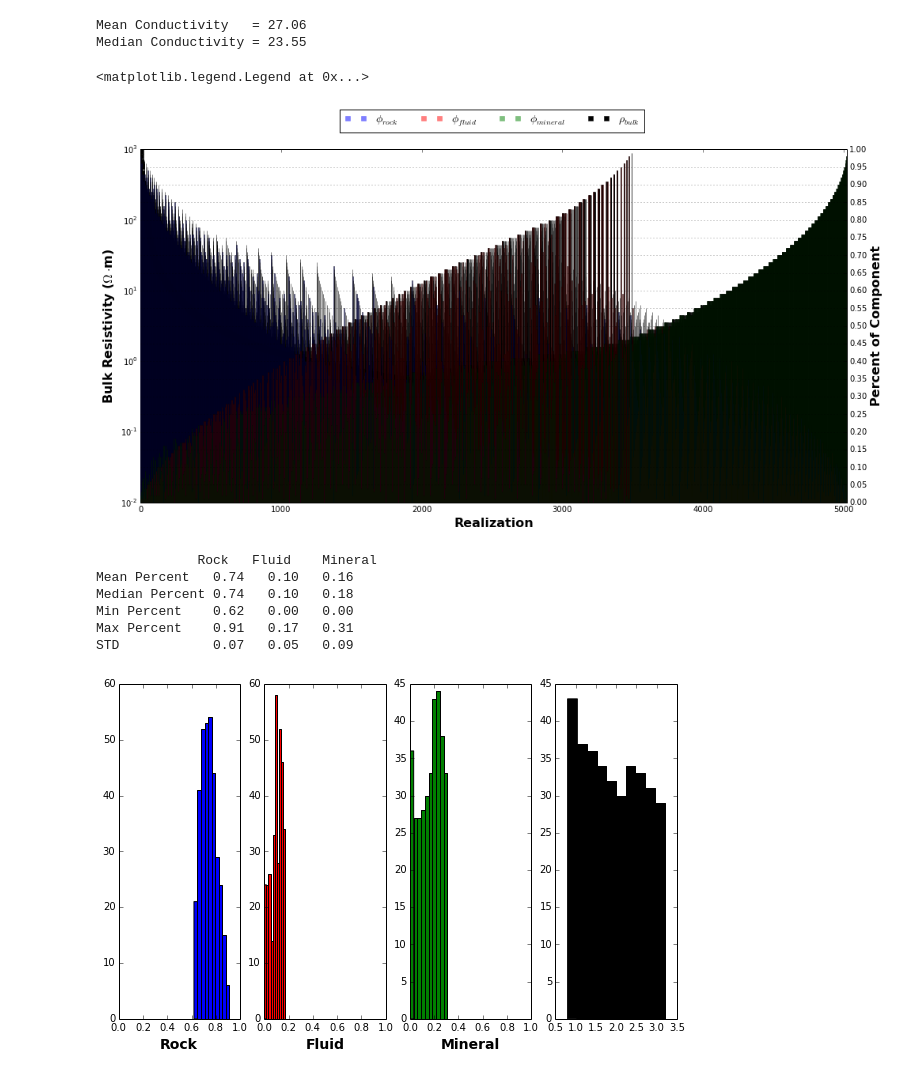
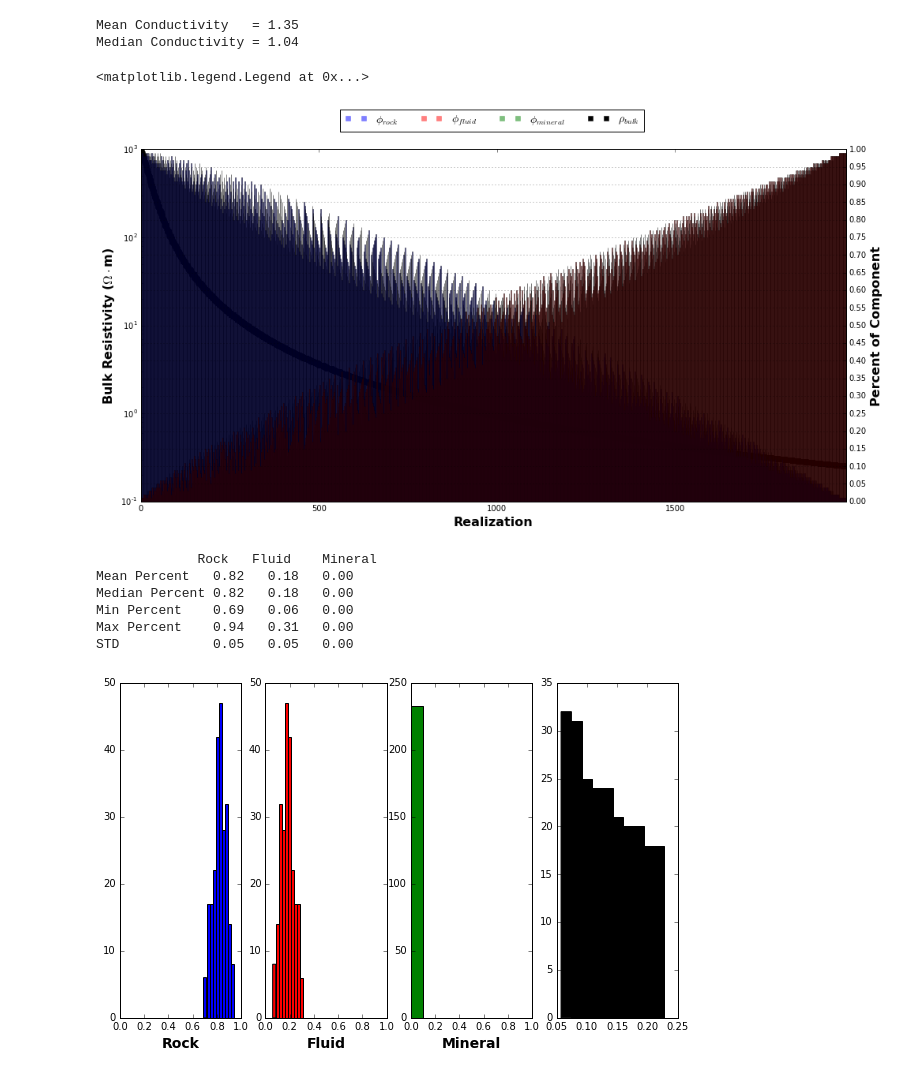
Before and after one commit to kujaku11/sandbox_scripts, a Jupyter notebook: Modified_archies.ipynb, the cells around one changed output. Cells and saved outputs as stored; diff of their text form; code cells hidden in the pictures.

```diff
--- a/Modified_archies.ipynb
+++ b/Modified_archies.ipynb
@@ -12,18 +12,20 @@ def modified_archies(v_list):
     ma = np.sum([v[0]*v[1]**v[2] for v in v_list])
     return ma
 # %%
-sigma_r = .001
-sigma_f = 1./.01
-sigma_m = 100
+sigma_r = 1./1000.
+sigma_f = 4.
+sigma_m = 0
 
 m_r = .05
 m_f = 2.
-m_m= 3.
+m_m= 1
 # %%
 mc_arr = []
+phi_m = 0.0
 for phi_r in np.arange(0, 1, .01):
     for phi_f in np.arange(0, 1, .01):
-        for phi_m in np.arange(0, 1, .01):
+        for m_f in np.arange(1.5, 2.5, .05):
+
             if phi_r+phi_f+phi_m != 1.0:
                 continue
             else:
@@ -39,8 +41,8 @@ mc_arr.sort(order='sigma')
 print 'Mean Conductivity   = {0:.2f}'.format(mc_arr['sigma'].mean())
 print 'Median Conductivity = {0:.2f}'.format(np.median(mc_arr['sigma']))
 # %% [output]
-Mean Conductivity   = 27.06
-Median Conductivity = 23.55
+Mean Conductivity   = 1.35
+Median Conductivity = 1.04
 # %%
 fig = plt.figure(4, [16,8],dpi=300)
 ax = fig.add_subplot(1,1,1)
@@ -71,9 +73,9 @@ fig.legend([l1, l2, l3, l4], [r'$\phi_{rock}$', r'$\phi_{fluid}$', r'$\phi_{mine
           loc='upper center', ncol=4, prop={'size':14})
 # %% [output]
 <matplotlib.legend.Legend at 0x...>
-[figure, old version]
+[figure, new version]
 # %%
-sigma_measure = 1./.5
+sigma_measure = 1./7
 tol = .6
 
 find = np.where((mc_arr['sigma']>=sigma_measure*(1-tol)) & (mc_arr['sigma']<=sigma_measure*(1+tol)))
@@ -86,36 +88,36 @@ ax2 = fig.add_subplot(1, 4, 2)
 h2 = ax2.hist(mc_arr['phi_fluid'][find], color='red')
 
 ax3 = fig.add_subplot(1, 4, 3)
 h3 = ax3.hist(mc_arr['phi_mineral'][find], color='green')
 
 ax4 = fig.add_subplot(1, 4, 4)
 h4 = ax4.hist(mc_arr['sigma'][find], color='black')
 
 for ax, label in zip ([ax1, ax2, ax3], ['Rock', 'Fluid', 'Mineral']):
     ax.set_xlim(0, 1)
     ax.set_xlabel(label, fontdict={'size':14, 'weight':'bold'})
 
 print '             Rock   Fluid    Mineral'
 print 'Mean Percent   {0:.2f}   {1:.2f}   {2:.2f}'.format(mc_arr['phi_rock'][find].mean(),
                                                       mc_arr['phi_fluid'][find].mean(),
                                                       mc_arr['phi_mineral'][find].mean())
 print 'Median Percent {0:.2f}   {1:.2f}   {2:.2f}'.format(np.median(mc_arr['phi_rock'][find]),
                                                           np.median(mc_arr['phi_fluid'][find]),
                                                           np.median(mc_arr['phi_mineral'][find]))
 print 'Min Percent    {0:.2f}   {1:.2f}   {2:.2f}'.format(mc_arr['phi_rock'][find].min(),
                                                       mc_arr['phi_fluid'][find].min(),
                                                       mc_arr['phi_mineral'][find].min())
 print 'Max Percent    {0:.2f}   {1:.2f}   {2:.2f}'.format(mc_arr['phi_rock'][find].max(),
                                                       mc_arr['phi_fluid'][find].max(),
                                                       mc_arr['phi_mineral'][find].max())
 print 'STD            {0:.2f}   {1:.2f}   {2:.2f}'.format(mc_arr['phi_rock'][find].std(),
                                                       mc_arr['phi_fluid'][find].std(),
                                                       mc_arr['phi_mineral'][find].std())
 # %% [output]
              Rock   Fluid    Mineral
-Mean Percent   0.74   0.10   0.16
-Median Percent 0.74   0.10   0.18
-Min Percent    0.62   0.00   0.00
-Max Percent    0.91   0.17   0.31
-STD            0.07   0.05   0.09
+Mean Percent   0.82   0.18   0.00
+Median Percent 0.82   0.18   0.00
+Min Percent    0.69   0.06   0.00
+Max Percent    0.94   0.31   0.00
+STD            0.05   0.05   0.00
-[figure, old version]
+[figure, new version]
```
Also changed, not shown: 11 other files.
